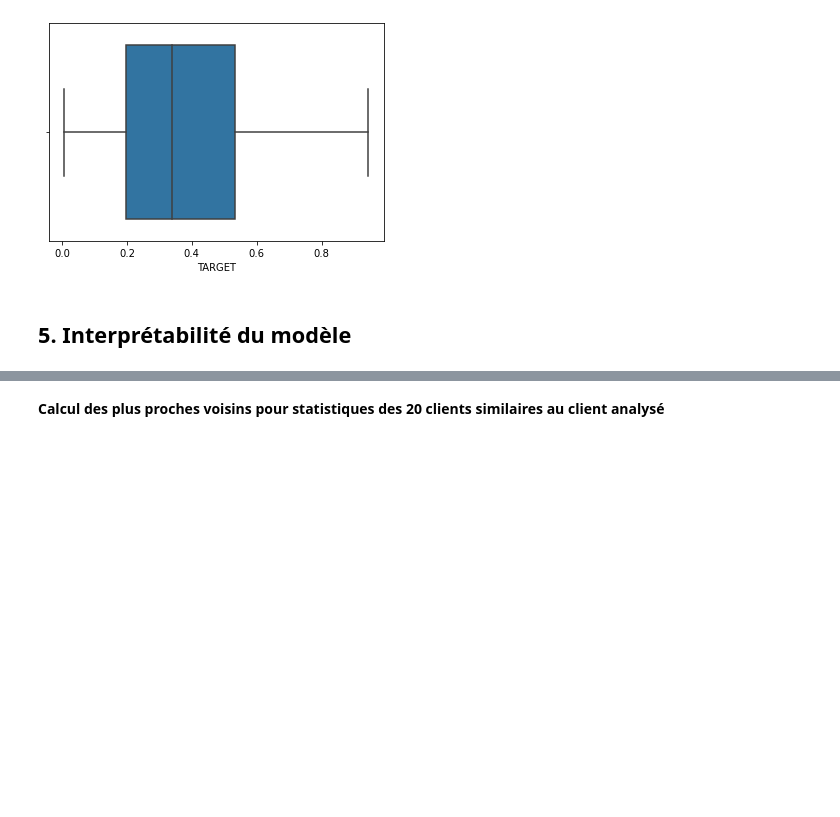
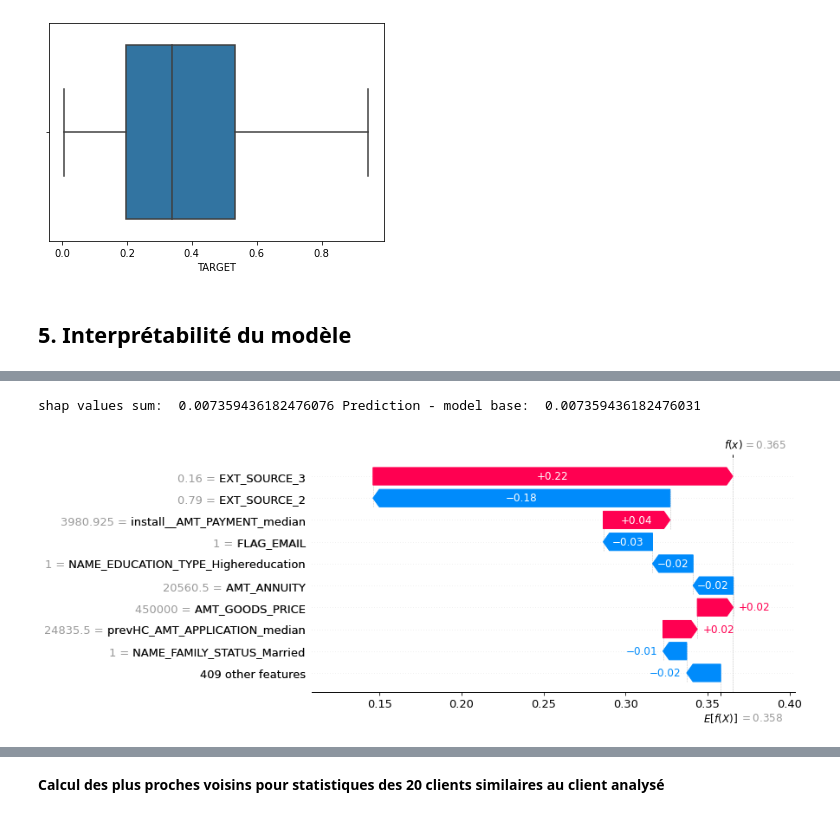
Before and after one commit to arbarbeiro/P7_Modele_de_scoring, a Jupyter notebook: P7_01_modelisation.ipynb, the cells around one changed output, grey strips where cells are left out. Saved outputs shown, nothing was run; the diff lists cells and outputs as text; code cells hidden in the pictures; blank space fills up the shorter version.

```diff
--- a/P7_01_modelisation.ipynb
+++ b/P7_01_modelisation.ipynb
@@ -1430,2 +1430,0 @@ import shap
-# %%
-shap_values = shap.TreeExplainer(clf).shap_values(X_train)
@@ -1446,0 +1482,34 @@ shap.summary_plot(shap_values[1::], X_train, plot_type="bar") #only default clas
+# %%
+def shap_transform_scale(shap_values, expected_value, model_prediction):
+    #applying the inverse logit to the base value to have probab instead of log-odds
+    expected_value_transformed = expit(expected_value)
+    # distance in log-odds space
+    original_explanation_distance = np.sum(shap_values)
+    #distance in probability space
+    distance_to_explain = model_prediction - expected_value_transformed
+    #distance_coefficient (ratio between both distances) to then convert
+    distance_coefficient = original_explanation_distance / distance_to_explain
+    #Transforming the original shapley values to probab space
+    shap_values_transformed = shap_values / distance_coefficient
+
+    return shap_values_transformed, expected_value_transformed
+# %%
+# local explanation for 1st customer - how we get from base output to individual's model prediction
+
+shap_values_trans, expected_value_trans = shap_transform_scale(shap_values_test[0],
+                                                               expected_value=explainer.expected_value[1],
+                                                               model_prediction=df_test.iloc[0]['TARGET'])
+
+# sum all features contribution (shapley valeus) = difference between this prediction and the model's base output (mean of preditions over train set)
+print('shap values sum: ',shap_values_trans.sum(), 'Prediction - model base: ', df_test.iloc[0]['TARGET'] - expected_value_trans)
+
+shap.plots._waterfall.waterfall_legacy(expected_value_trans, shap_values_trans,
+                                       df_test.iloc[:,1:-2].values.reshape(-1),
+                                       feature_names=df_test.iloc[:,1:-2].columns,
+                                       max_display=10, show=False)
+
+plt.gcf().set_size_inches((10,5))
+# plt.savefig('data/output/local_shap_plot.png', bbox_inches ='tight', dpi=300)
+# %% [output]
+shap values sum:  0.007359436182476076 Prediction - model base:  0.007359436182476031
+[figure, added]
```
Also changed, not shown: parts of 19 cells of this notebook.
